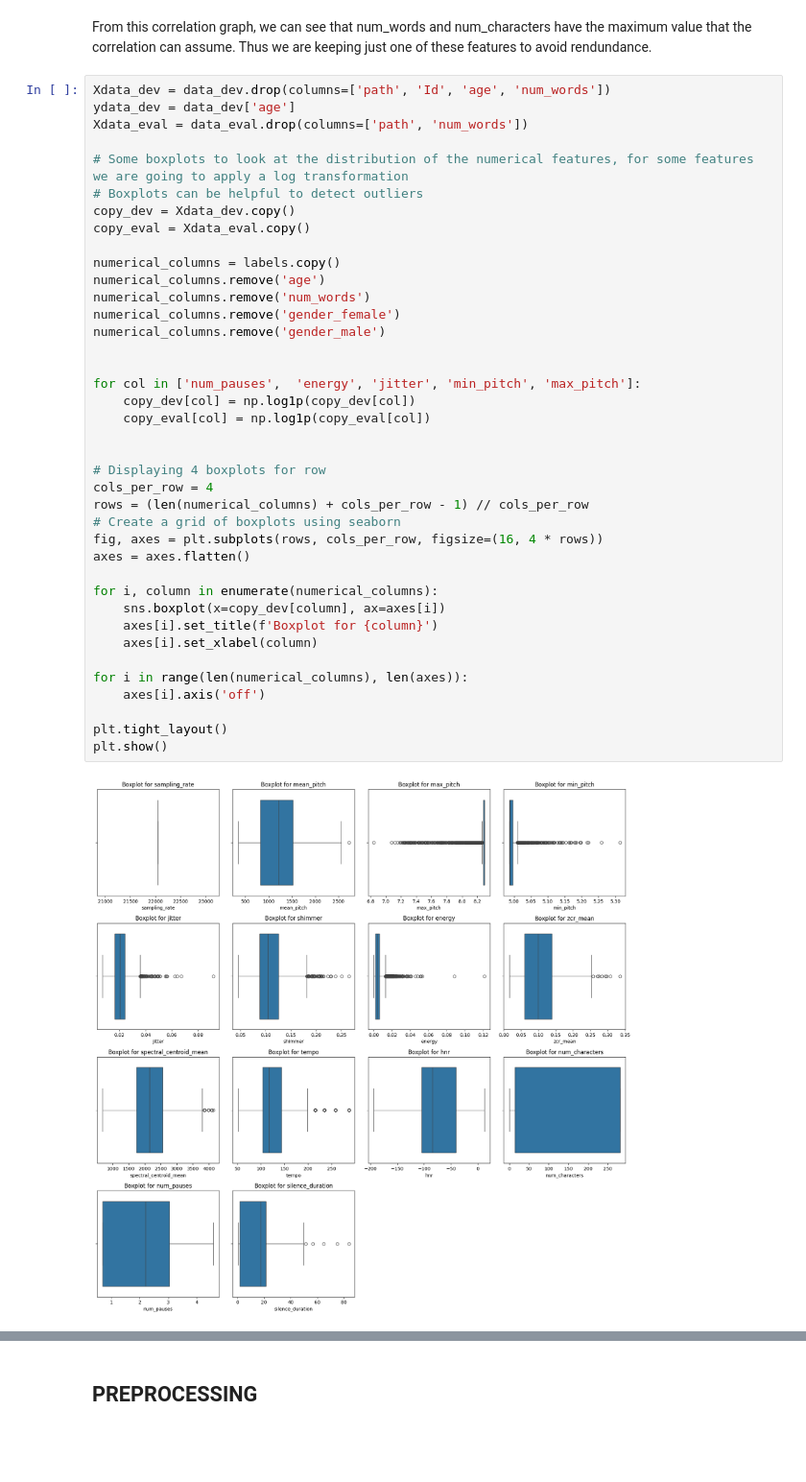
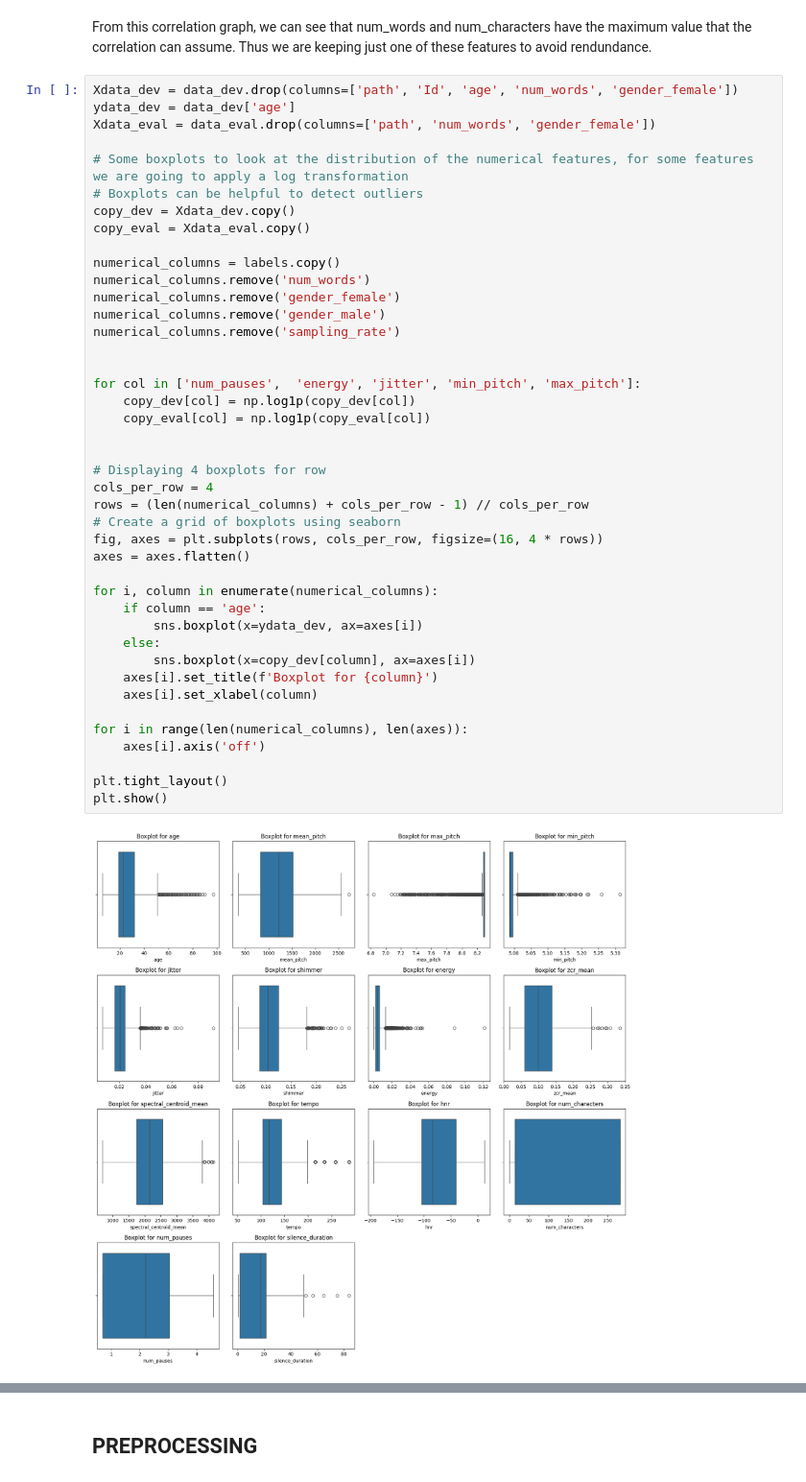
Before and after one commit to RBello02/Homework_Data_science, a Jupyter notebook: codice_da_consegnare.ipynb, the cells around one changed output, grey strips where cells are left out. Shown at 96% size. Saved outputs shown, nothing was run; the diff lists cells and outputs as text; blank space fills up the shorter version.

Commit message:
inizio data exploration

```diff
--- a/codice_da_consegnare.ipynb
+++ b/codice_da_consegnare.ipynb
@@ -102,9 +85,9 @@ plt.show()
 # %% [markdown]
 From this correlation graph, we can see that num_words and num_characters have the maximum value that the correlation can assume. Thus we are keeping just one of these features to avoid rendundance.
 # %%
-Xdata_dev = data_dev.drop(columns=['path', 'Id', 'age', 'num_words'])
+Xdata_dev = data_dev.drop(columns=['path', 'Id', 'age', 'num_words', 'gender_female'])
 ydata_dev = data_dev['age']
-Xdata_eval = data_eval.drop(columns=['path', 'num_words'])
+Xdata_eval = data_eval.drop(columns=['path', 'num_words', 'gender_female'])
 
 # Some boxplots to look at the distribution of the numerical features, for some features we are going to apply a log transformation
 # Boxplots can be helpful to detect outliers
@@ -112,33 +95,36 @@ copy_dev = Xdata_dev.copy()
 copy_eval = Xdata_eval.copy()
 
 numerical_columns = labels.copy()
-numerical_columns.remove('age')
 numerical_columns.remove('num_words')
 numerical_columns.remove('gender_female')
 numerical_columns.remove('gender_male')
+numerical_columns.remove('sampling_rate')
 
 
 for col in ['num_pauses',  'energy', 'jitter', 'min_pitch', 'max_pitch']:
     copy_dev[col] = np.log1p(copy_dev[col])
     copy_eval[col] = np.log1p(copy_eval[col])
 
 
 # Displaying 4 boxplots for row
 cols_per_row = 4
 rows = (len(numerical_columns) + cols_per_row - 1) // cols_per_row
 # Create a grid of boxplots using seaborn
 fig, axes = plt.subplots(rows, cols_per_row, figsize=(16, 4 * rows))
 axes = axes.flatten()
 
 for i, column in enumerate(numerical_columns):
-    sns.boxplot(x=copy_dev[column], ax=axes[i])
+    if column == 'age':
+        sns.boxplot(x=ydata_dev, ax=axes[i])
+    else:
+        sns.boxplot(x=copy_dev[column], ax=axes[i])
     axes[i].set_title(f'Boxplot for {column}')
     axes[i].set_xlabel(column)
 
 for i in range(len(numerical_columns), len(axes)):
     axes[i].axis('off')
 
 plt.tight_layout()
 plt.show()
 # %% [output]
-[figure, old version]
+[figure, new version]
```
Also changed, not shown: parts of 15 cells of this notebook, 6 other files.
